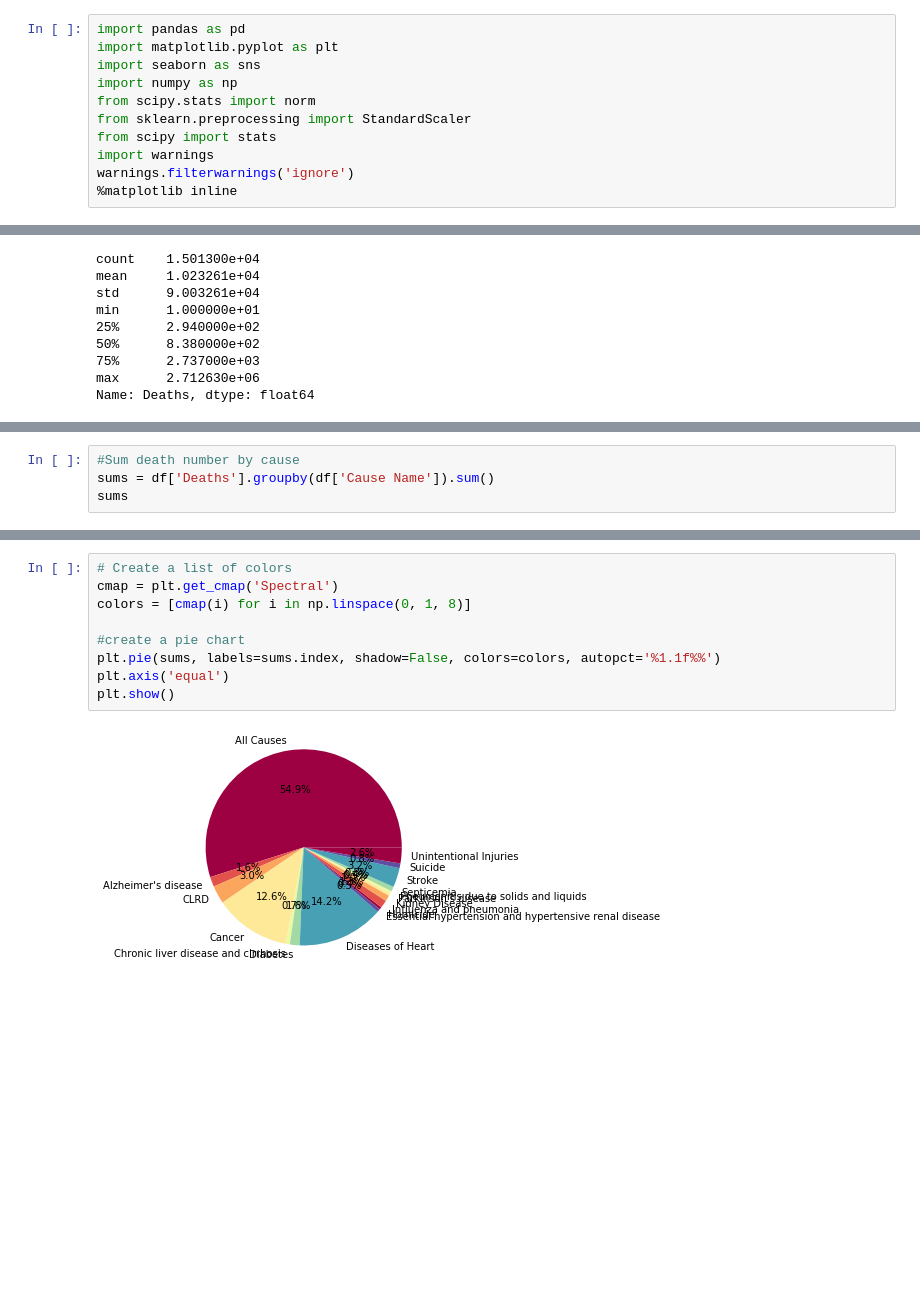
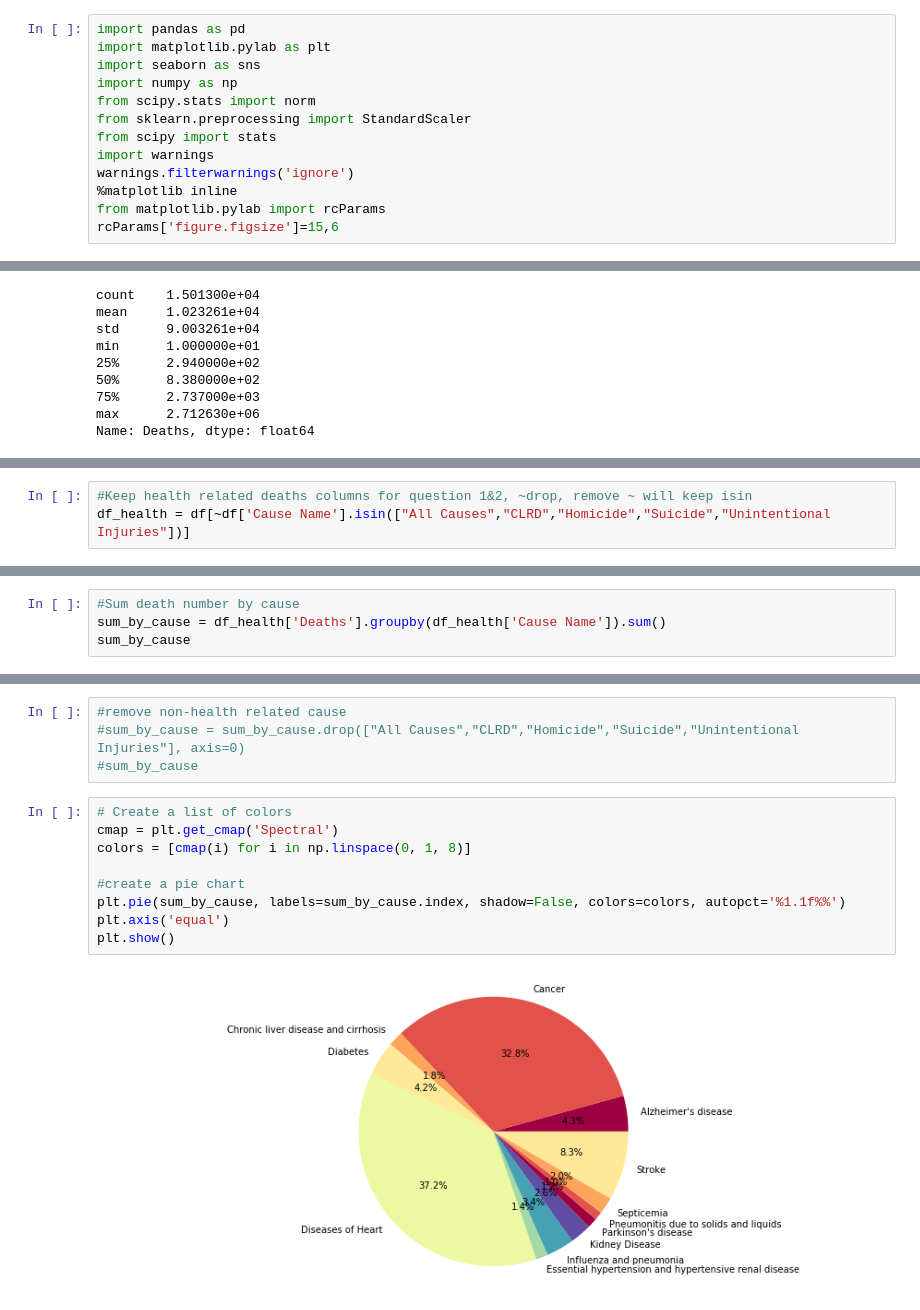
Before and after one commit to Yanhe05/CausesOfDeath, a Jupyter notebook: PartyTime_CauseOfDeath.ipynb, the cells around one changed output, grey strips where cells are left out. Drawn from its saved outputs; the diff is of its cells as text; blank space fills up the shorter version.

```diff
--- a/PartyTime_CauseOfDeath.ipynb
+++ b/PartyTime_CauseOfDeath.ipynb
@@ -1,6 +1,6 @@
 # %%
 import pandas as pd
-import matplotlib.pyplot as plt
+import matplotlib.pylab as plt
 import seaborn as sns
 import numpy as np
 from scipy.stats import norm
@@ -9,6 +9,8 @@ from scipy import stats
 import warnings
 warnings.filterwarnings('ignore')
 %matplotlib inline
+from matplotlib.pylab import rcParams
+rcParams['figure.figsize']=15,6
 # %%
 file_location = '/Users/yanhewu/Documents/git/CausesOfDeath/Dataset/causeofdeath.csv'
 df = pd.read_csv(file_location)
@@ -46,2 +48,5 @@ Name: Deaths, dtype: float64
+# %%
+#Keep health related deaths columns for question 1&2, ~drop, remove ~ will keep isin
+df_health = df[~df['Cause Name'].isin(["All Causes","CLRD","Homicide","Suicide","Unintentional Injuries"])]
 # %%
 #List Unique value of cause of death, find out health realted cause
@@ -57,7 +62,7 @@ array(['Unintentional Injuries', 'All Causes', "Alzheimer's disease",
        'Septicemia'], dtype=object)
 # %%
 #Sum death number by cause
-sums = df['Deaths'].groupby(df['Cause Name']).sum()
-sums
+sum_by_cause = df_health['Deaths'].groupby(df_health['Cause Name']).sum()
+sum_by_cause
 # %% [output]
 Cause Name
@@ -81,12 +81,16 @@ Unintentional Injuries                                    4033020.0
 Name: Deaths, dtype: float64
+# %%
+#remove non-health related cause
+#sum_by_cause = sum_by_cause.drop(["All Causes","CLRD","Homicide","Suicide","Unintentional Injuries"], axis=0)
+#sum_by_cause
 # %%
 # Create a list of colors
 cmap = plt.get_cmap('Spectral')
 colors = [cmap(i) for i in np.linspace(0, 1, 8)]
 
 #create a pie chart
-plt.pie(sums, labels=sums.index, shadow=False, colors=colors, autopct='%1.1f%%')
+plt.pie(sum_by_cause, labels=sum_by_cause.index, shadow=False, colors=colors, autopct='%1.1f%%')
 plt.axis('equal')
 plt.show()
 # %% [output]
-[figure, old version]
+[figure, new version]
```
Also changed, not shown: parts of 10 cells of this notebook.
